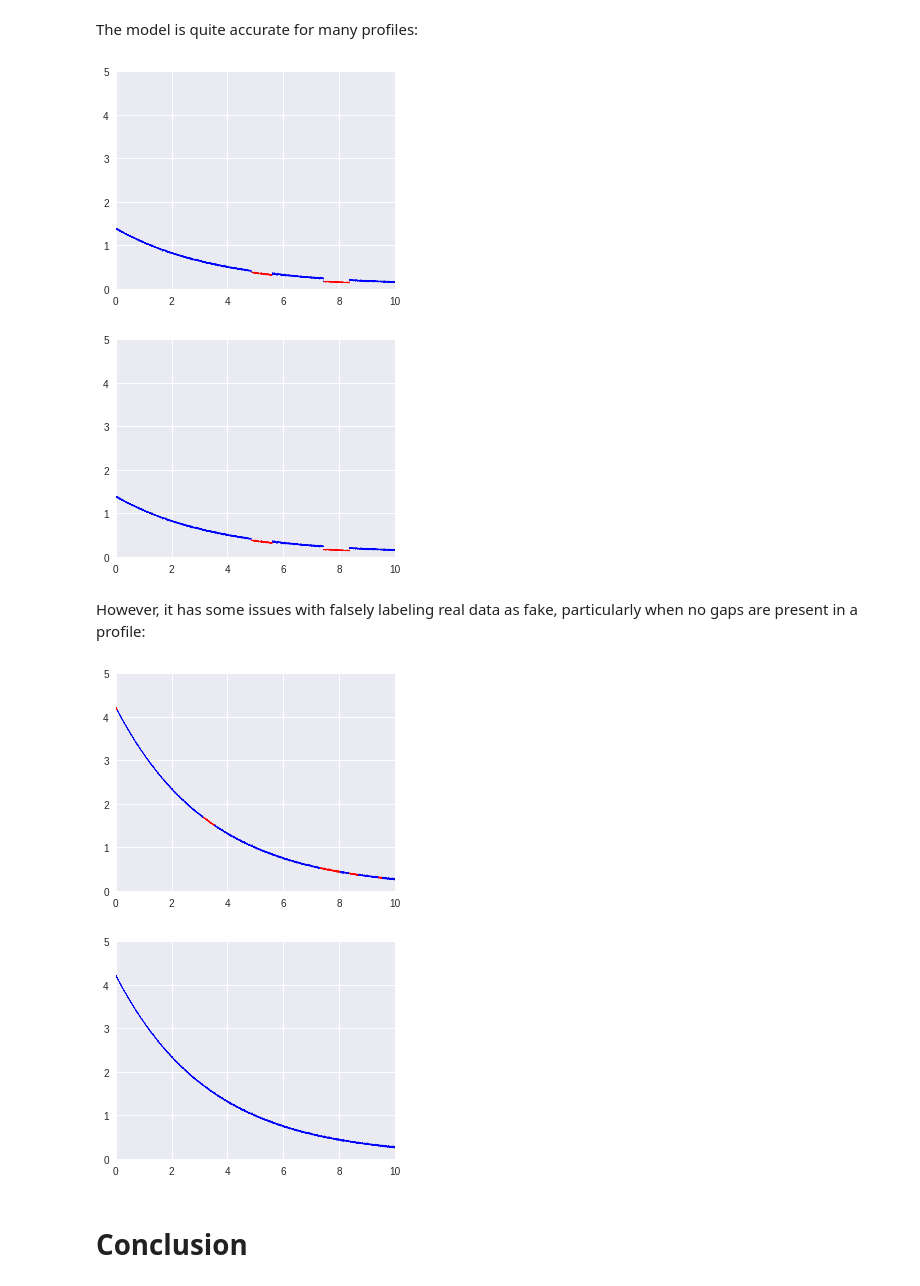
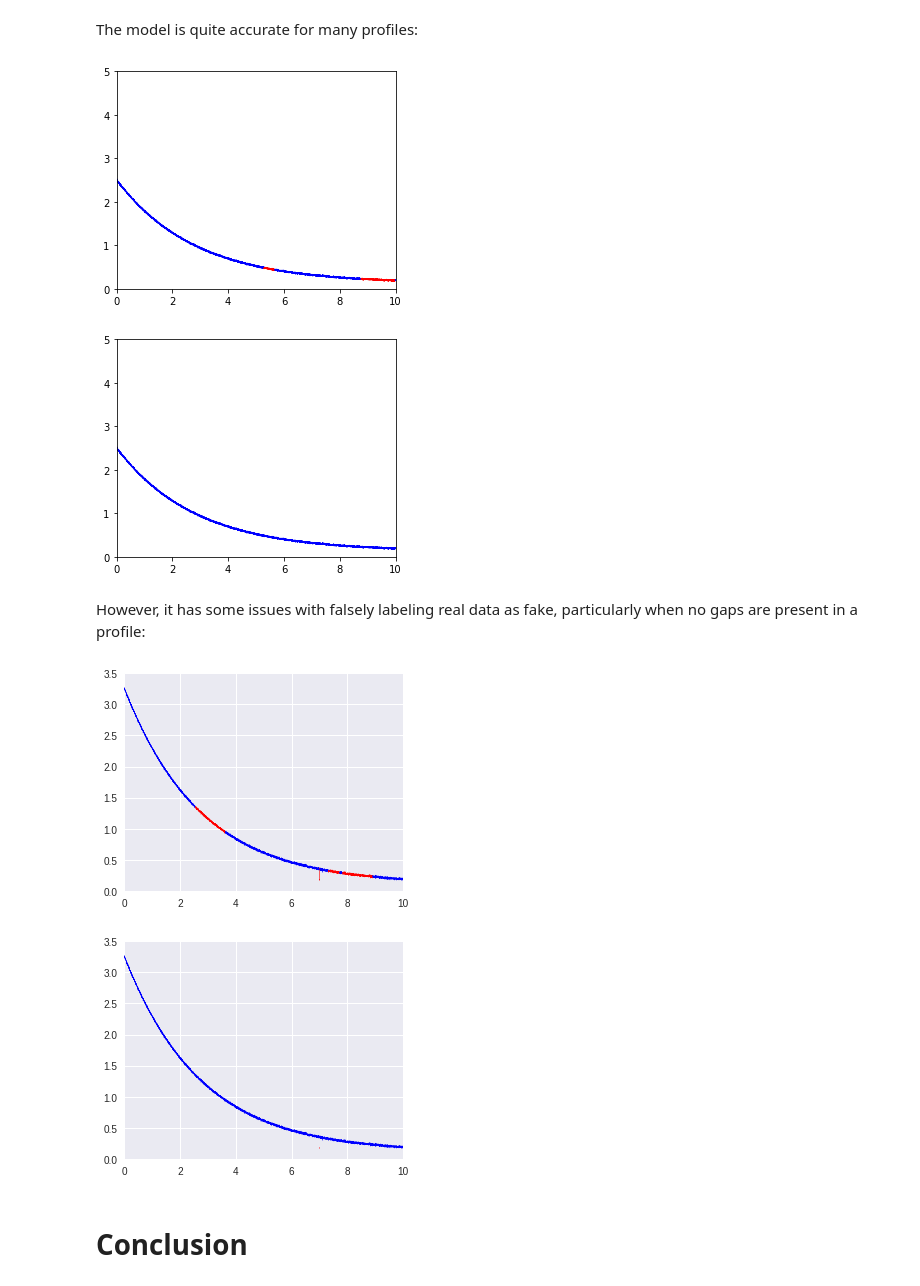
Before and after one commit to yasrynn/ML-Notebooks, a Jupyter notebook: production_seg.ipynb, the cells around one changed output. Saved outputs shown, nothing was run; the diff lists cells and outputs as text; code cells hidden in the pictures.

Commit message:
Automated model building

```diff
--- a/production_seg.ipynb
+++ b/production_seg.ipynb
@@ -422,0 +474,2 @@ learn.recorder.plot()
+# %%
+learn.fit_one_cycle(4,max_lr=1e-1) # kernel size 3, scale factor 2, layers 5
@@ -422,0 +492,2 @@ learn.recorder.plot()
+# %%
+learn.fit_one_cycle(4,max_lr=1e-4) # kernel size 3, scale factor 2, concat
@@ -423,3 +501,3 @@ learn.recorder.plot()
 # %%
-learn.fit_one_cycle(4,max_lr=1e-2) #4
+learn.fit_one_cycle(4,max_lr=4e-2)
 # %% [output]
@@ -431,0 +510,2 @@ Total time: 1:02:21
+# %%
+learn.fit_one_cycle(1,max_lr=1e-4)
@@ -436,22 +520,22 @@ x,y = db.one_batch()
 # %% [markdown]
 The model is quite accurate for many profiles:
 # %%
-i = 3
+i = 8
 lin_plot(list(zip(xs,x[i].squeeze())),learn.model(x[i].unsqueeze(0).cuda()).round().squeeze(),[0,10],[0,5]) # Predicted labels
 # %% [output]
-[figure, old version]
+[figure, new version]
 # %%
 lin_plot(list(zip(xs,x[i].squeeze())),y[i].squeeze(),[0,10],[0,5]) # Actual labels
 # %% [output]
-[figure, old version]
+[figure, new version]
 # %% [markdown]
 However, it has some issues with falsely labeling real data as fake, particularly when no gaps are present in a profile:
 # %%
-i = 15
-lin_plot(list(zip(xs,x[i].squeeze())),learn.model(x[i].unsqueeze(0).cuda()).round().squeeze(),[0,10],[0,5]) # Predicted labels
+i = 1
+lin_plot(list(zip(xs,x[i].squeeze())),learn.model(x[i].unsqueeze(0).cuda()).round().squeeze(),[0,10],[0,3.5]) # Predicted labels
 # %% [output]
-[figure, old version]
+[figure, new version]
 # %%
-lin_plot(list(zip(xs,x[i].squeeze())),y[i].squeeze(),[0,10],[0,5]) # Actual labels
+lin_plot(list(zip(xs,x[i].squeeze())),y[i].squeeze(),[0,10],[0,3.5]) # Actual labels
 # %% [output]
-[figure, old version]
+[figure, new version]
```
Also changed, not shown: parts of 60 cells of this notebook.
